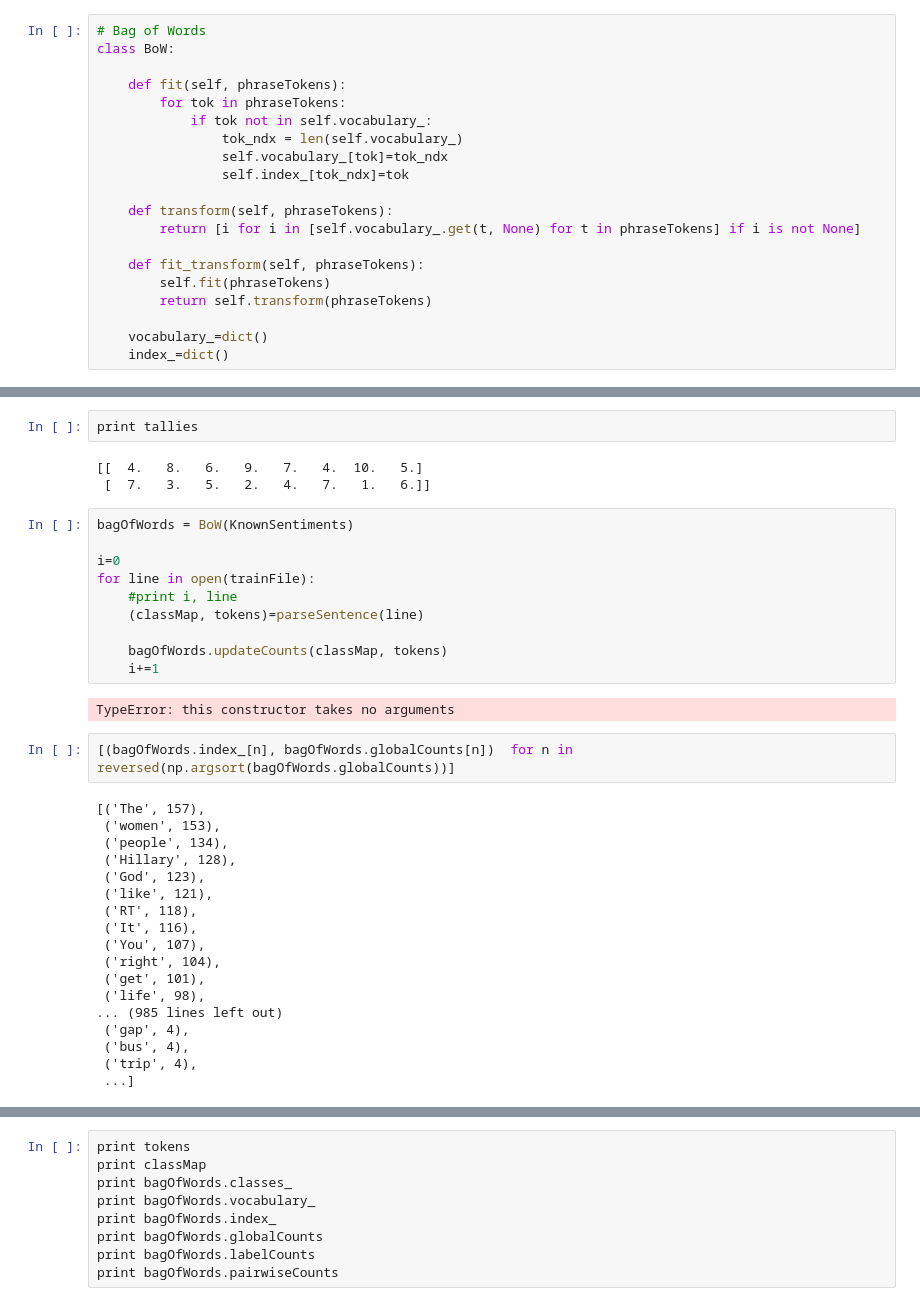
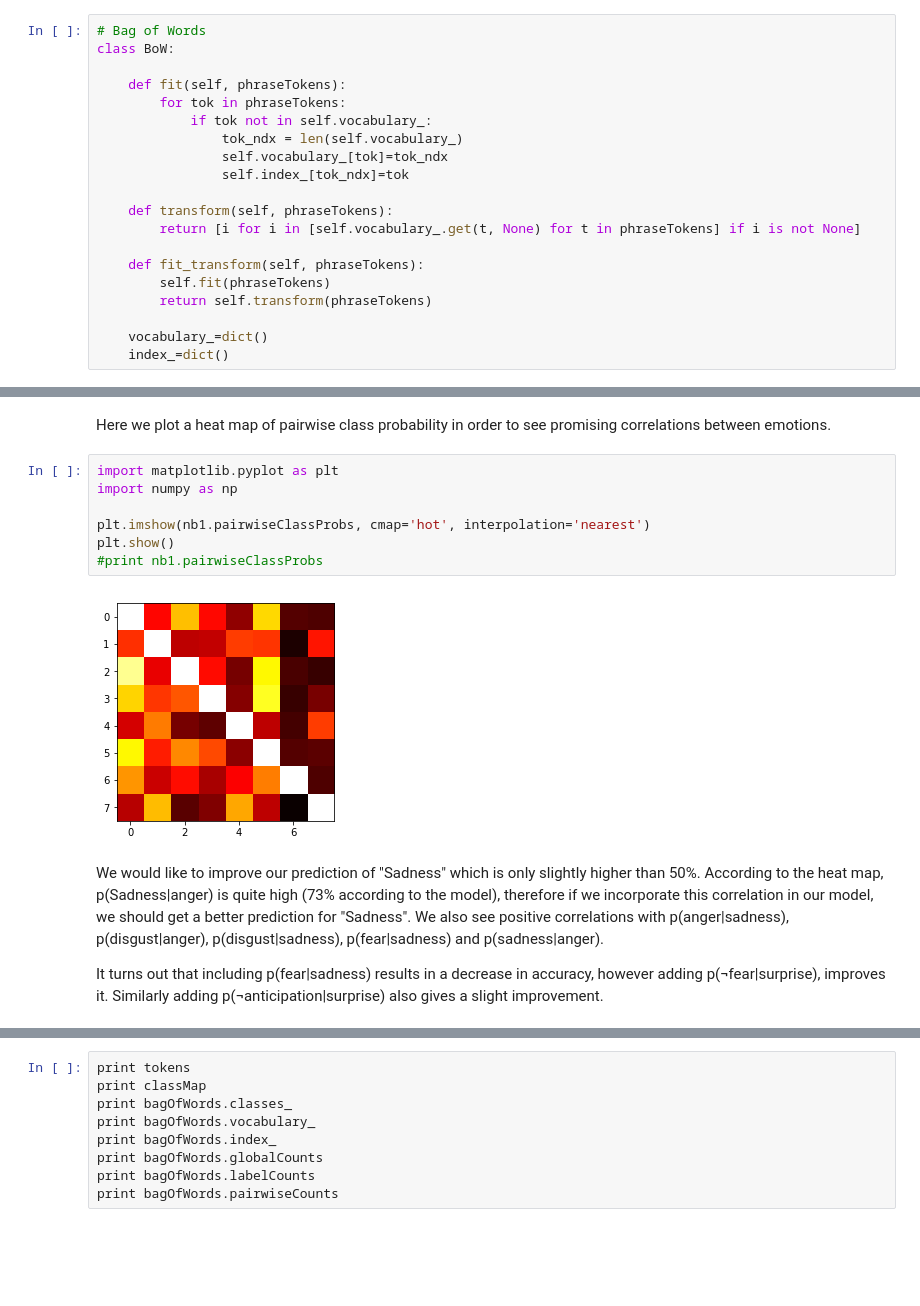
Before and after one commit to etibonuni/PGM4NLP, a Jupyter notebook: sentiment.ipynb, the cells around one changed output, grey strips where cells are left out. Saved outputs shown, nothing was run; the diff lists cells and outputs as text; blank space fills up the shorter version.

Commit message:
Links between emotions

```diff
--- a/sentiment.ipynb
+++ b/sentiment.ipynb
@@ -206,40 +242,20 @@ Accuracy/class:
 ['Anger', 'Anticipation', 'Disgust', 'Fear', 'Joy', 'Sadness', 'Surprise', 'Trust']
 [ 0.66513292  0.62269939  0.63087935  0.62678937  0.63087935  0.56186094
   0.7305726   0.70654397]
-# %%
-print tallies
-# %% [output]
-[[  4.   8.   6.   9.   7.   4.  10.   5.]
- [  7.   3.   5.   2.   4.   7.   1.   6.]]
-# %%
-bagOfWords = BoW(KnownSentiments)
-
-i=0
-for line in open(trainFile):
-    #print i, line
-    (classMap, tokens)=parseSentence(line)
-
-    bagOfWords.updateCounts(classMap, tokens)
-    i+=1
-# %% [output]
-TypeError: this constructor takes no arguments
-# %%
-[(bagOfWords.index_[n], bagOfWords.globalCounts[n])  for n in reversed(np.argsort(bagOfWords.globalCounts))]
-# %% [output]
-[('The', 157),
- ('women', 153),
- ('people', 134),
- ('Hillary', 128),
- ('God', 123),
- ('like', 121),
- ('RT', 118),
- ('It', 116),
- ('You', 107),
- ('right', 104),
- ('get', 101),
- ('life', 98),
-... (985 lines left out)
- ('gap', 4),
- ('bus', 4),
- ('trip', 4),
- ...]
+# %% [markdown]
+Here we plot a heat map of pairwise class probability in order to see promising correlations between emotions.
+# %%
+import matplotlib.pyplot as plt
+import numpy as np
+
+plt.imshow(nb1.pairwiseClassProbs, cmap='hot', interpolation='nearest')
+plt.show()
+#print nb1.pairwiseClassProbs
+# %% [output]
+[figure, added]
+# %% [markdown]
+We would like to improve our prediction of "Sadness" which is only slightly higher than 50%. According to the heat map,
+p(Sadness|anger) is quite high (73% according to the model), therefore if we incorporate this correlation in our model,
+we should get a better prediction for "Sadness". We also see positive correlations with p(anger|sadness), p(disgust|anger), p(disgust|sadness), p(fear|sadness) and p(sadness|anger).
+
+It turns out that including p(fear|sadness) results in a decrease in accuracy, however adding p(¬fear|surprise), improves it. Similarly adding p(¬anticipation|surprise) also gives a slight improvement.
```
Also changed, not shown: parts of 6 cells of this notebook.
